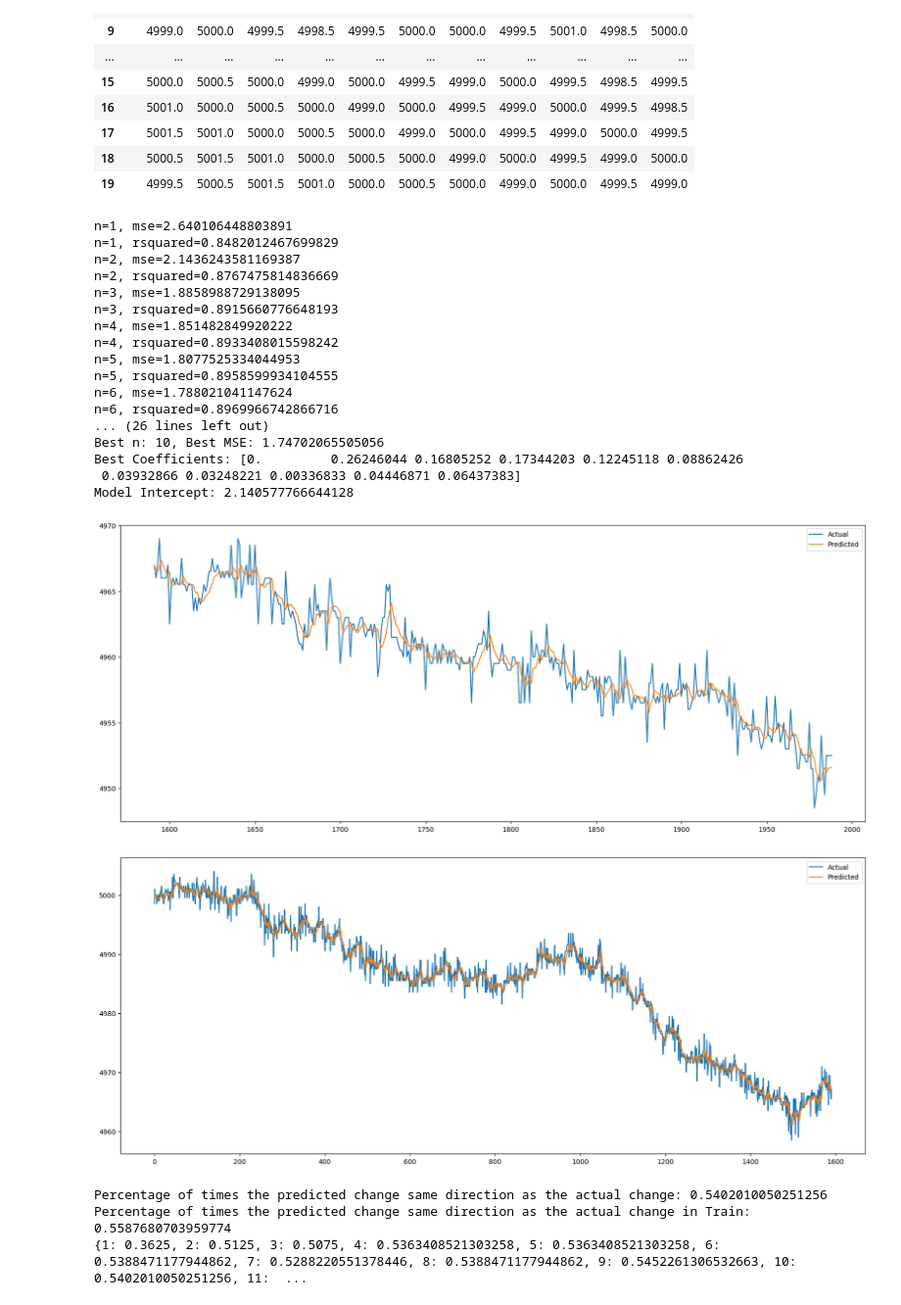
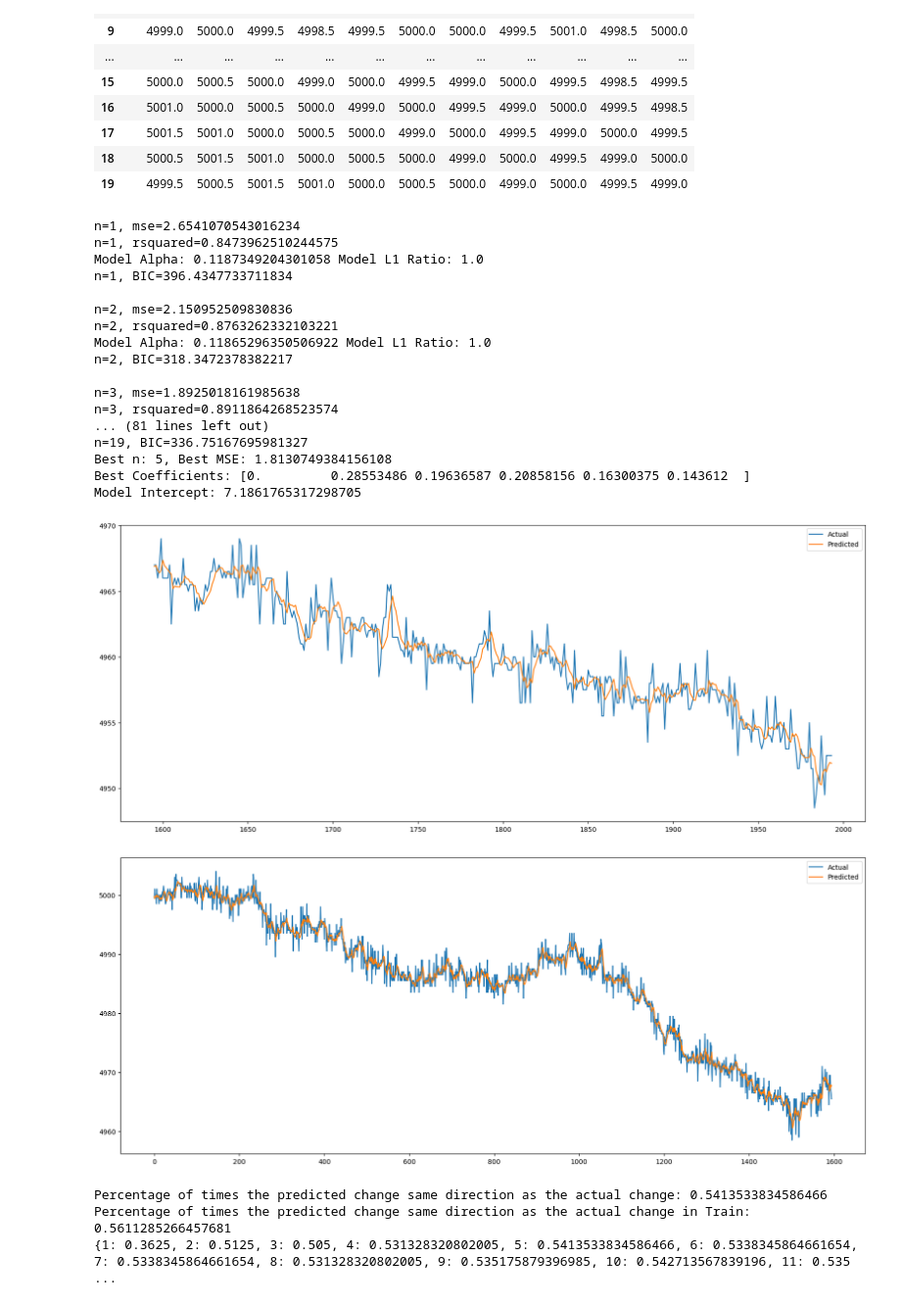
Before and after one commit to yinkiatho/IMC-Prosperity, a Jupyter notebook: preprocessing.ipynb, the cells around one changed output. Shown at 98% size. Cells and saved outputs as stored; diff of their text form; code cells hidden in the pictures.

```diff
--- a/preprocessing.ipynb
+++ b/preprocessing.ipynb
@@ -316,6 +316,7 @@ X.head(20)
 # Using Linear Regression
 
 from sklearn.linear_model import LinearRegression
+from sklearn.linear_model import ElasticNetCV
 from sklearn.model_selection import train_test_split
 from sklearn.metrics import mean_squared_error
 
@@ -328,6 +329,7 @@ best_coef = None
 model_intercept = None
 Y_TRAIN = None
 Y_TRAIN_PRED = None
+best_bic = 10000000
 # Using Grid Search to find the best parameters for Xt = bXt-1 + cXt-2 + ... + dXt-n + e, where n is the number of lags, and Xt is itself
 directional_accuracy = {}
 for n in range(1, 20):
@@ -349,7 +351,7 @@ for n in range(1, 20):
     X = sm.add_constant(X)
     X_train, X_test, y_train, y_test = train_test_split(X, y, test_size=0.2, shuffle=False)
 
-    model = LinearRegression()
+    model = ElasticNetCV(cv=5, random_state=0, l1_ratio=[.1, .5, .7, .9, .95, .99, 1])
     model.fit(X_train, y_train)
     #print(f"X Coefficients: ")
     #print(model.coef_)
@@ -361,10 +363,14 @@ for n in range(1, 20):
     y_pred = model.predict(X_test)
     mse = mean_squared_error(y_test, y_pred)
     rsquared = model.score(X_test, y_test)
+    print()
 
 
     print(f"n={n}, mse={mse}")
     print(f"n={n}, rsquared={rsquared}")
+    print(f"Model Alpha: {model.alpha_} Model L1 Ratio: {model.l1_ratio_}")
+    BIC = len(y_test) * np.log(mse) + n * np.log(len(y_test))
+    print(f"n={n}, BIC={BIC}")
     count = 0
     y_pred = pd.Series(y_pred)
     y_pred.index = y_test.index
@@ -374,7 +380,7 @@ for n in range(1, 20):
     directional_accuracy[n] = count/len(y_test)
 
 
-    if mse < CURR_MIN:
+    if BIC < best_bic:
         CURR_MIN = mse
         CURR_N = n
         Y_PRED = y_pred
@@ -383,6 +389,7 @@ for n in range(1, 20):
         Y_TRAIN = y_train
         Y_TRAIN_PRED = y_pred_train
         model_intercept = model.intercept_
+        best_bic = BIC
         #print(y)
         #print(X)
 
@@ -394,52 +401,52 @@ fig, ax = plt.subplots(figsize=(20, 8))
 plt.plot(Y_TEST, label='Actual')
 plt.plot(Y_PRED, label='Predicted')
 plt.legend()
 plt.show()
 
 
 
 
 fig, ax = plt.subplots(figsize=(20, 8))
 plt.plot(Y_TRAIN, label='Actual')
 plt.plot(Y_TRAIN_PRED, label='Predicted')
 plt.legend()
 plt.show()
 
 
 # Count the number of times the predicted change same direction as the actual change
 count = 0
 for i in range(1, len(Y_TEST)):
     if (Y_TEST.iloc[i] - Y_TEST.iloc[i-1]) * (Y_PRED.iloc[i] - Y_TEST.iloc[i-1]) > 0:
         count += 1
 
 print(f"Percentage of times the predicted change same direction as the actual change: {count/len(Y_TEST)}")
 count = 0
 for i in range(1, len(Y_TRAIN)):
     if (Y_TRAIN.iloc[i] - Y_TRAIN.iloc[i-1]) * (Y_TRAIN_PRED[i] - Y_TRAIN.iloc[i-1]) > 0:
         count += 1
 
 print(f"Percentage of times the predicted change same direction as the actual change in Train: {count/len(Y_TRAIN)}")
 print(directional_accuracy)
 # %% [output]
-n=1, mse=2.640106448803891
-n=1, rsquared=0.8482012467699829
-n=2, mse=2.1436243581169387
-n=2, rsquared=0.8767475814836669
-n=3, mse=1.8858988729138095
-n=3, rsquared=0.8915660776648193
-n=4, mse=1.851482849920222
-n=4, rsquared=0.8933408015598242
-n=5, mse=1.8077525334044953
-n=5, rsquared=0.8958599934104555
-n=6, mse=1.788021041147624
-n=6, rsquared=0.8969966742866716
-... (26 lines left out)
-Best n: 10, Best MSE: 1.74702065505056
-Best Coefficients: [0.         0.26246044 0.16805252 0.17344203 0.12245118 0.08862426
- 0.03932866 0.03248221 0.00336833 0.04446871 0.06437383]
-Model Intercept: 2.140577766644128
+n=1, mse=2.6541070543016234
+n=1, rsquared=0.8473962510244575
+Model Alpha: 0.1187349204301058 Model L1 Ratio: 1.0
+n=1, BIC=396.4347733711834
+
+n=2, mse=2.150952509830836
+n=2, rsquared=0.8763262332103221
+Model Alpha: 0.11865296350506922 Model L1 Ratio: 1.0
+n=2, BIC=318.3472378382217
+
+n=3, mse=1.8925018161985638
+n=3, rsquared=0.8911864268523574
+... (81 lines left out)
+n=19, BIC=336.75167695981327
+Best n: 5, Best MSE: 1.8130749384156108
+Best Coefficients: [0.         0.28553486 0.19636587 0.20858156 0.16300375 0.143612  ]
+Model Intercept: 7.1861765317298705
-[figure, old version]
+[figure, new version]
 [figure]
-Percentage of times the predicted change same direction as the actual change: 0.5402010050251256
-Percentage of times the predicted change same direction as the actual change in Train: 0.5587680703959774
-{1: 0.3625, 2: 0.5125, 3: 0.5075, 4: 0.5363408521303258, 5: 0.5363408521303258, 6: 0.5388471177944862, 7: 0.5288220551378446, 8: 0.5388471177944862, 9: 0.5452261306532663, 10: 0.5402010050251256, 11:  ...
+Percentage of times the predicted change same direction as the actual change: 0.5413533834586466
+Percentage of times the predicted change same direction as the actual change in Train: 0.5611285266457681
+{1: 0.3625, 2: 0.5125, 3: 0.505, 4: 0.531328320802005, 5: 0.5413533834586466, 6: 0.5338345864661654, 7: 0.5338345864661654, 8: 0.531328320802005, 9: 0.535175879396985, 10: 0.542713567839196, 11: 0.535 ...
```
Also changed, not shown: 3 other files.
